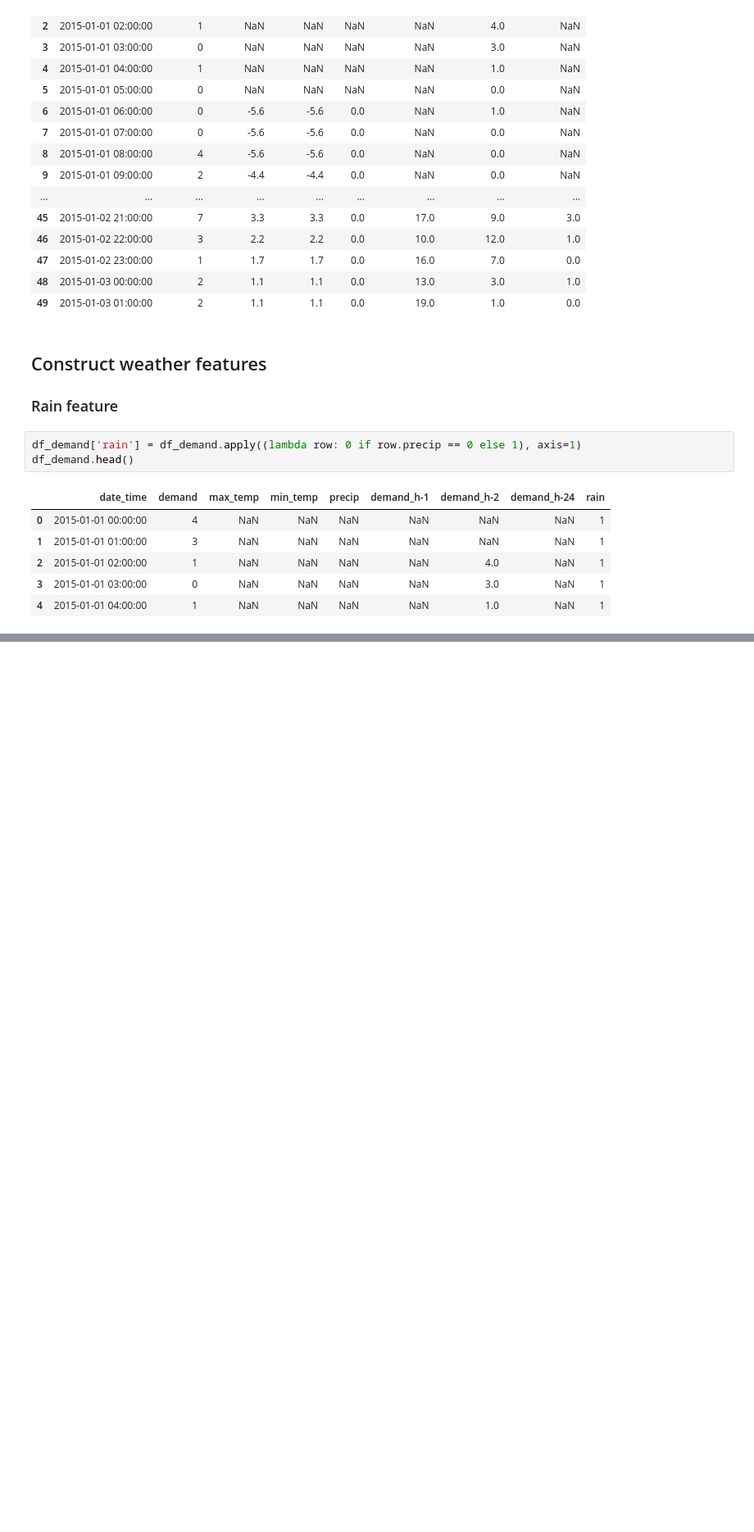
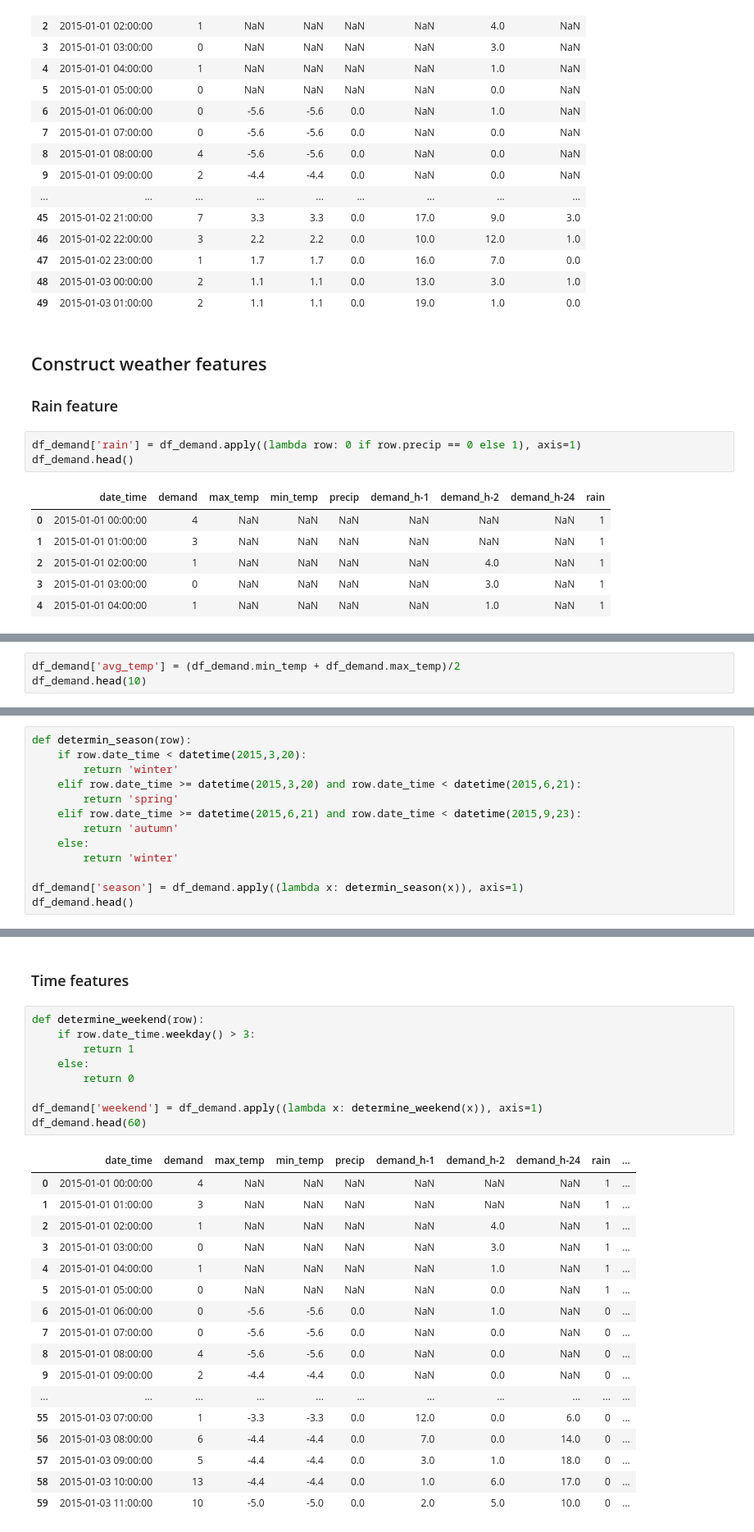
Before and after one commit to RavenRudi/AA_Group16, a Jupyter notebook: demand_forecast.ipynb, the cells around one changed output, grey strips where cells are left out. Shown at 82% size. Saved outputs shown, nothing was run; the diff lists cells and outputs as text; blank space fills up the shorter version.

```diff
--- a/demand_forecast.ipynb
+++ b/demand_forecast.ipynb
@@ -94,0 +98,3 @@ df_demand.head()
+# %%
+df_demand['avg_temp'] = (df_demand.min_temp + df_demand.max_temp)/2
+df_demand.head(10)
@@ -94,0 +115,13 @@ df_demand.head()
+# %%
+def determin_season(row):
+    if row.date_time < datetime(2015,3,20):
+        return 'winter'
+    elif row.date_time >= datetime(2015,3,20) and row.date_time < datetime(2015,6,21):
+        return 'spring'
+    elif row.date_time >= datetime(2015,6,21) and row.date_time < datetime(2015,9,23):
+        return 'autumn'
+    else:
+        return 'winter'
+
+df_demand['season'] = df_demand.apply((lambda x: determin_season(x)), axis=1)
+df_demand.head()
@@ -94,0 +135,29 @@ df_demand.head()
+# %% [markdown]
+### Time features
+# %%
+def determine_weekend(row):
+    if row.date_time.weekday() > 3:
+        return 1
+    else:
+        return 0
+
+df_demand['weekend'] = df_demand.apply((lambda x: determine_weekend(x)), axis=1)
+df_demand.head(60)
+# %% [output]
+|  | date_time | demand | max_temp | min_temp | precip | demand_h-1 | demand_h-2 | demand_h-24 | rain | ... |
+| 0 | 2015-01-01 00:00:00 | 4 | NaN | NaN | NaN | NaN | NaN | NaN | 1 | ... |
+| 1 | 2015-01-01 01:00:00 | 3 | NaN | NaN | NaN | NaN | NaN | NaN | 1 | ... |
+| 2 | 2015-01-01 02:00:00 | 1 | NaN | NaN | NaN | NaN | 4.0 | NaN | 1 | ... |
+| 3 | 2015-01-01 03:00:00 | 0 | NaN | NaN | NaN | NaN | 3.0 | NaN | 1 | ... |
+| 4 | 2015-01-01 04:00:00 | 1 | NaN | NaN | NaN | NaN | 1.0 | NaN | 1 | ... |
+| 5 | 2015-01-01 05:00:00 | 0 | NaN | NaN | NaN | NaN | 0.0 | NaN | 1 | ... |
+| 6 | 2015-01-01 06:00:00 | 0 | -5.6 | -5.6 | 0.0 | NaN | 1.0 | NaN | 0 | ... |
+| 7 | 2015-01-01 07:00:00 | 0 | -5.6 | -5.6 | 0.0 | NaN | 0.0 | NaN | 0 | ... |
+| 8 | 2015-01-01 08:00:00 | 4 | -5.6 | -5.6 | 0.0 | NaN | 0.0 | NaN | 0 | ... |
+| 9 | 2015-01-01 09:00:00 | 2 | -4.4 | -4.4 | 0.0 | NaN | 0.0 | NaN | 0 | ... |
+| ... | ... | ... | ... | ... | ... | ... | ... | ... | ... | ... |
+| 55 | 2015-01-03 07:00:00 | 1 | -3.3 | -3.3 | 0.0 | 12.0 | 0.0 | 6.0 | 0 | ... |
+| 56 | 2015-01-03 08:00:00 | 6 | -4.4 | -4.4 | 0.0 | 7.0 | 0.0 | 14.0 | 0 | ... |
+| 57 | 2015-01-03 09:00:00 | 5 | -4.4 | -4.4 | 0.0 | 3.0 | 1.0 | 18.0 | 0 | ... |
+| 58 | 2015-01-03 10:00:00 | 13 | -4.4 | -4.4 | 0.0 | 1.0 | 6.0 | 17.0 | 0 | ... |
+| 59 | 2015-01-03 11:00:00 | 10 | -5.0 | -5.0 | 0.0 | 2.0 | 5.0 | 10.0 | 0 | ... |
```
Also changed, not shown: parts of 6 cells of this notebook.
